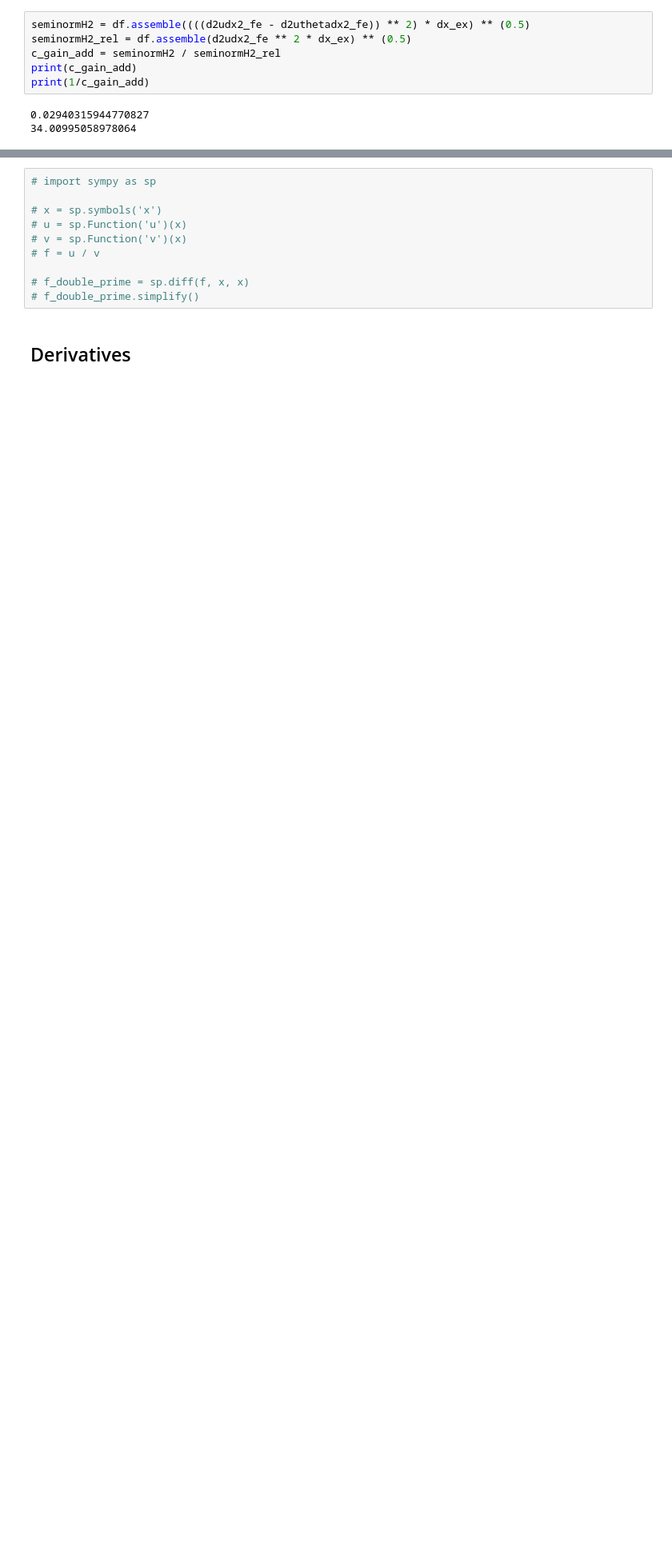
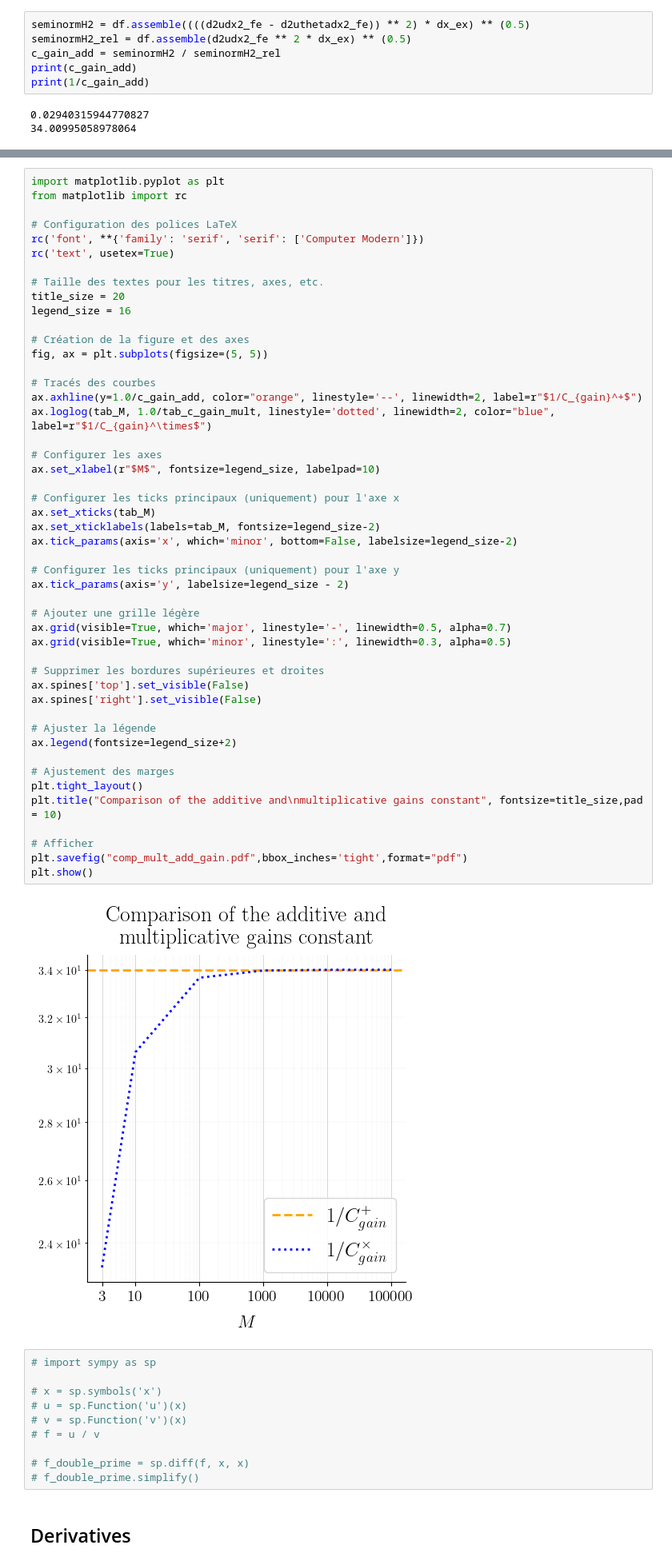
Before and after one commit to flecourtier/Article1, a Jupyter notebook: tests_FEniCS/test_1D_new/testcase1.ipynb, the cells around one changed output, grey strips where cells are left out. Shown at 80% size. Cells and saved outputs as stored; diff of their text form; blank space fills up the shorter version.

```diff
--- a/tests_FEniCS/test_1D_new/testcase1.ipynb
+++ b/tests_FEniCS/test_1D_new/testcase1.ipynb
@@ -198,3 +263,53 @@ print(1/c_gain_mult)
+# %%
+import matplotlib.pyplot as plt
+from matplotlib import rc
+
+# Configuration des polices LaTeX
+rc('font', **{'family': 'serif', 'serif': ['Computer Modern']})
+rc('text', usetex=True)
+
+# Taille des textes pour les titres, axes, etc.
+title_size = 20
+legend_size = 16
+
+# Création de la figure et des axes
+fig, ax = plt.subplots(figsize=(5, 5))
+
+# Tracés des courbes
+ax.axhline(y=1.0/c_gain_add, color="orange", linestyle='--', linewidth=2, label=r"$1/C_{gain}^+$")
+ax.loglog(tab_M, 1.0/tab_c_gain_mult, linestyle='dotted', linewidth=2, color="blue", label=r"$1/C_{gain}^\times$")
+
+# Configurer les axes
+ax.set_xlabel(r"$M$", fontsize=legend_size, labelpad=10)
+
+# Configurer les ticks principaux (uniquement) pour l'axe x
+ax.set_xticks(tab_M)
+ax.set_xticklabels(labels=tab_M, fontsize=legend_size-2)
+ax.tick_params(axis='x', which='minor', bottom=False, labelsize=legend_size-2)
+
+# Configurer les ticks principaux (uniquement) pour l'axe y
+ax.tick_params(axis='y', labelsize=legend_size - 2)
+
+# Ajouter une grille légère
+ax.grid(visible=True, which='major', linestyle='-', linewidth=0.5, alpha=0.7)
+ax.grid(visible=True, which='minor', linestyle=':', linewidth=0.3, alpha=0.5)
+
+# Supprimer les bordures supérieures et droites
+ax.spines['top'].set_visible(False)
+ax.spines['right'].set_visible(False)
+
+# Ajuster la légende
+ax.legend(fontsize=legend_size+2)
+
+# Ajustement des marges
+plt.tight_layout()
+plt.title("Comparison of the additive and\nmultiplicative gains constant", fontsize=title_size,pad = 10)
+
+# Afficher
+plt.savefig("comp_mult_add_gain.pdf",bbox_inches='tight',format="pdf")
+plt.show()
+# %% [output]
+[figure, added]
 # %%
 # import sympy as sp
 
```
Also changed, not shown: parts of 10 cells of this notebook.
